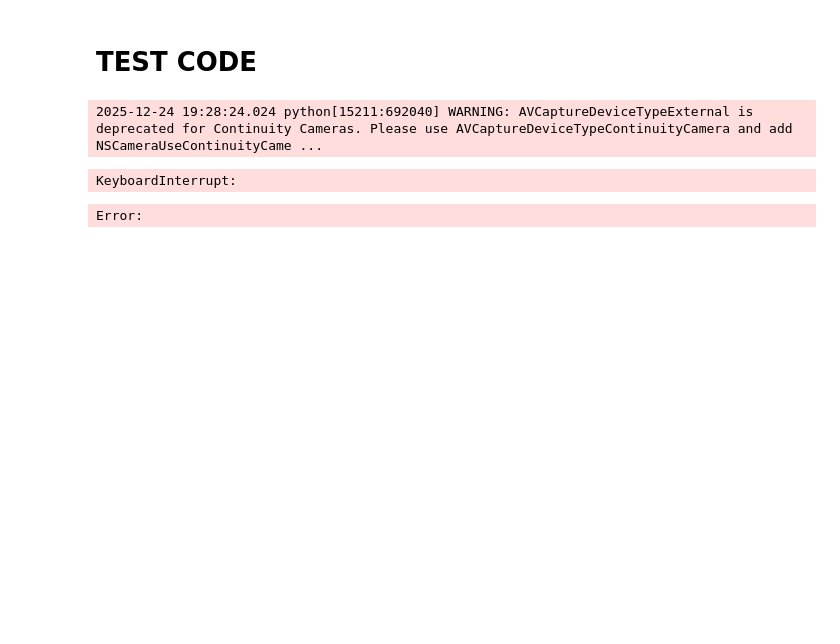
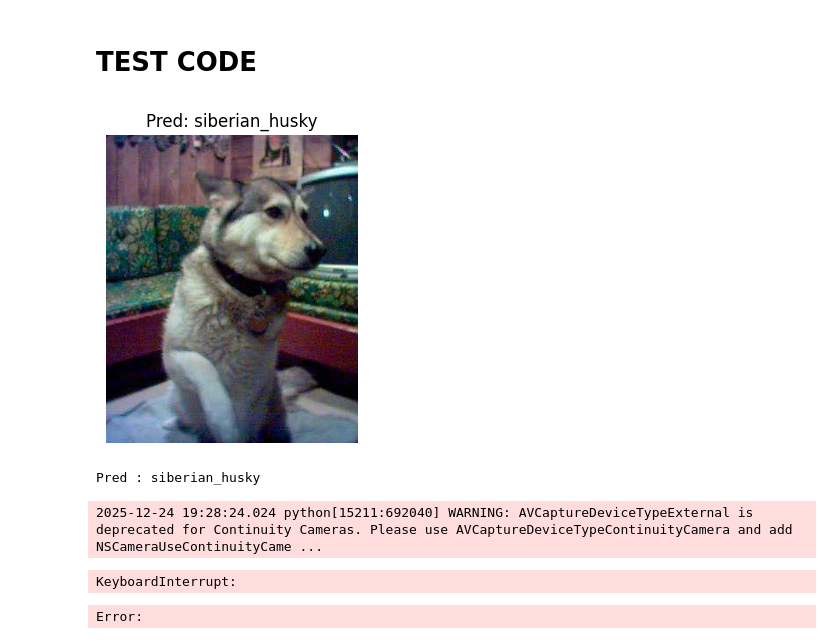
Before and after one commit to KSnie/JupyterDeepLearning, a Jupyter notebook: Experiment03.ipynb, the cells around one changed output. Drawn from its saved outputs; the diff is of its cells as text; code cells hidden in the pictures; blank space fills up the shorter version.

```diff
--- a/Experiment03.ipynb
+++ b/Experiment03.ipynb
@@ -624,34 +543,37 @@ transform = transforms.Compose([
     transforms.CenterCrop(224),
     transforms.ToTensor(),
     transforms.Normalize([0.485, 0.456, 0.406],
                          [0.229, 0.224, 0.225]),
 ])
 
 # ---------- 4) เทสรูปเดียว ----------
 
-img_path = "kaggle_dog_tiny/test/IMG_4628.jpg"
+img_path = "kaggle_dog_tiny/test/b2f350d68b6264610c176e150dabc950.jpg"
 # true_label = "-"       # ไม่มี label จริงใน test ก็ใส่ขีดไว้ได้
 
 img = Image.open(img_path).convert("RGB")
 x = transform(img).unsqueeze(0).to(device)
 
 with torch.no_grad():
     outputs = model(x)
     pred_idx = outputs.argmax(dim=1).item()
 
 pred_label = class_names[pred_idx]
 
 # ---------- 5) แสดงผล ----------
 
 plt.figure(figsize=(4, 4))
 plt.imshow(img)
 plt.axis("off")
 plt.title(f"Pred: {pred_label}")
 plt.show()
 
 print("Pred :", pred_label)
 # print("True :", true_label)
 # print("Match:", pred_label == true_label)
+# %% [output]
+[figure, added]
+Pred : siberian_husky
 # %%
 import os
 import cv2
```
Also changed, not shown: parts of 1 cell of this notebook, 4 other files.
